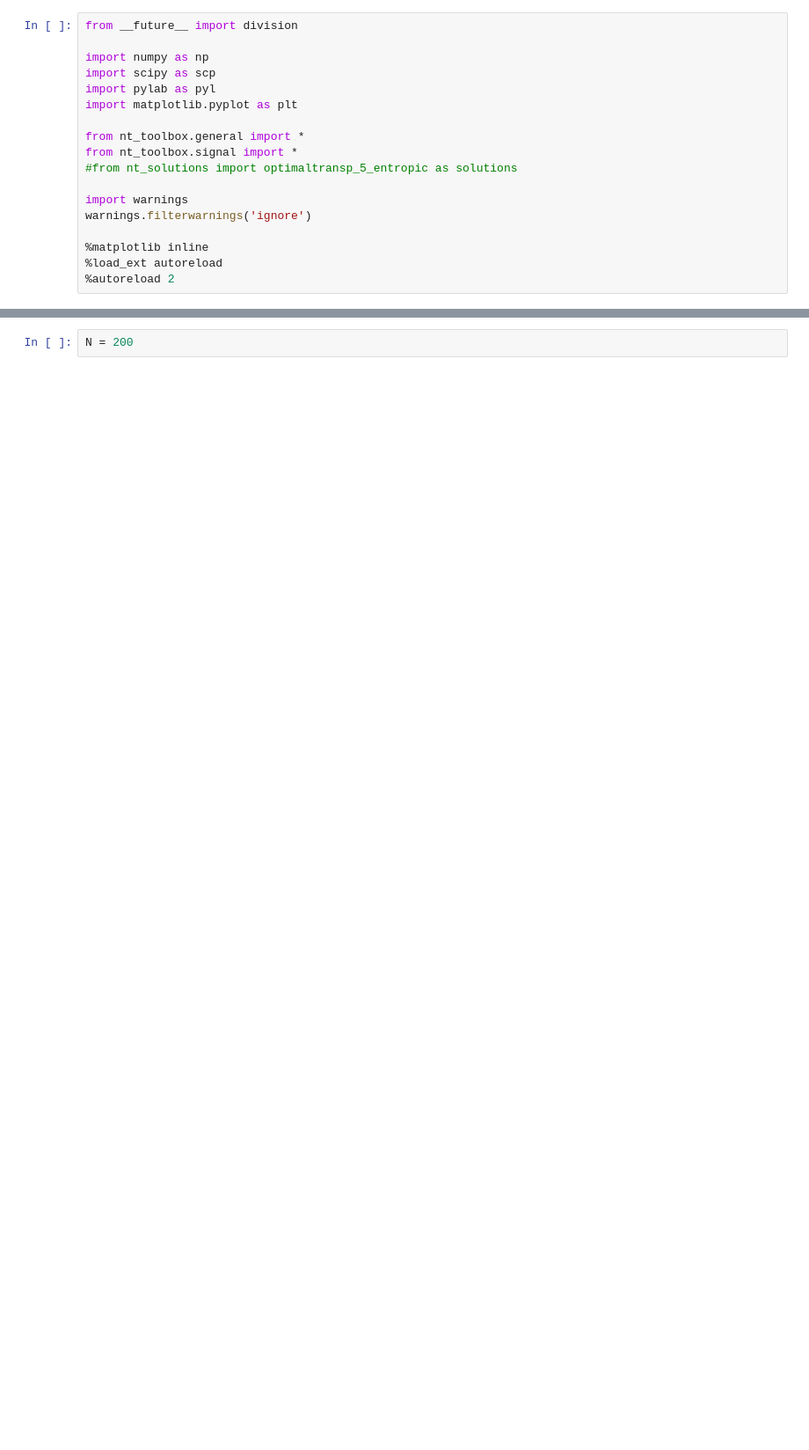
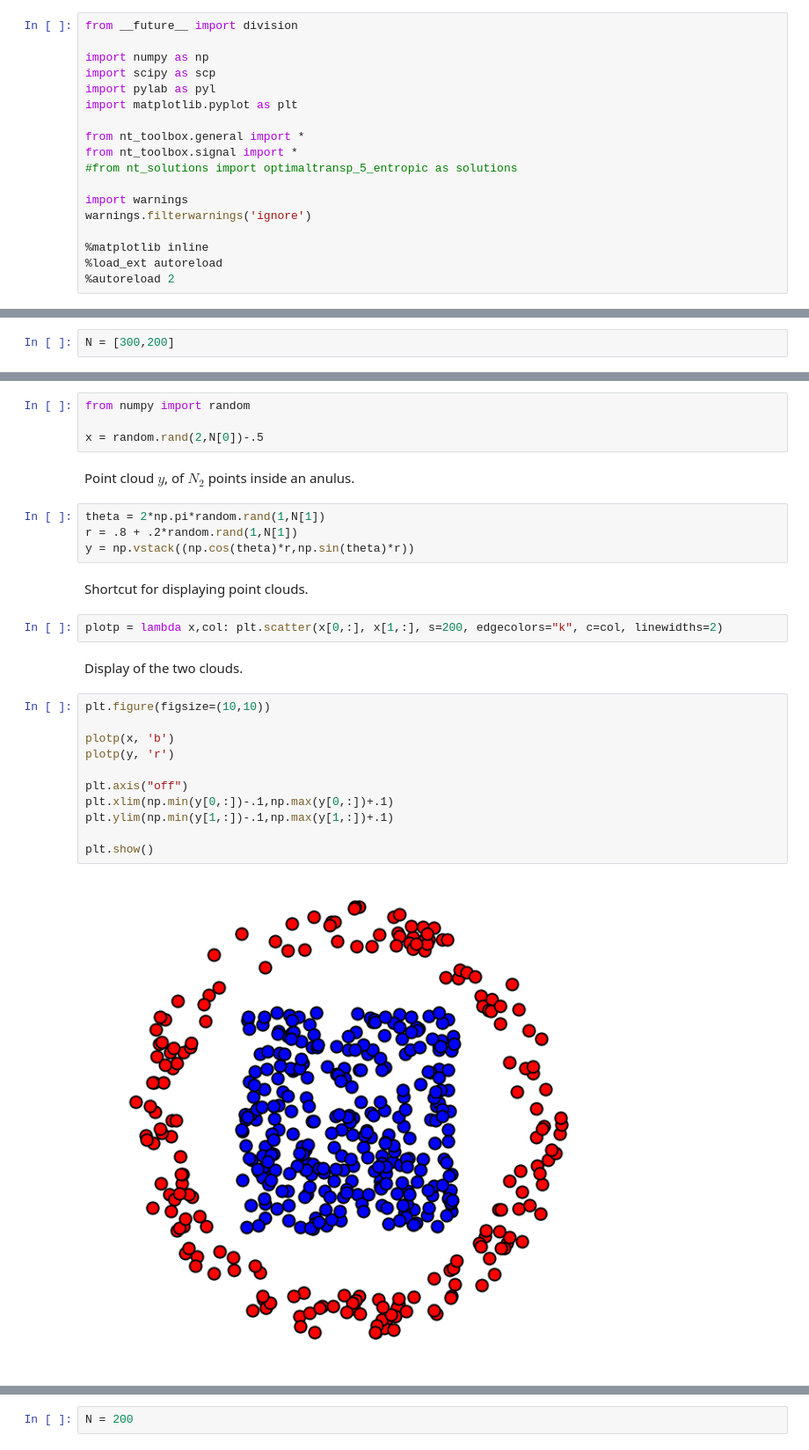
Before and after one commit to gpeyre/numerical-tours, a Jupyter notebook: python/optimaltransp_5_entropic.ipynb, the cells around one changed output, grey strips where cells are left out. Shown at 88% size. Cells and saved outputs as stored; diff of their text form; blank space fills up the shorter version.

```diff
--- a/python/optimaltransp_5_entropic.ipynb
+++ b/python/optimaltransp_5_entropic.ipynb
@@ -162,0 +194,2 @@ Size $N$ of the histograms.
+# %%
+N = [300,200]
@@ -162,0 +202,29 @@ Size $N$ of the histograms.
+# %%
+from numpy import random
+
+x = random.rand(2,N[0])-.5
+# %% [markdown]
+Point cloud $y$, of $N_2$ points inside an anulus.
+# %%
+theta = 2*np.pi*random.rand(1,N[1])
+r = .8 + .2*random.rand(1,N[1])
+y = np.vstack((np.cos(theta)*r,np.sin(theta)*r))
+# %% [markdown]
+Shortcut for displaying point clouds.
+# %%
+plotp = lambda x,col: plt.scatter(x[0,:], x[1,:], s=200, edgecolors="k", c=col, linewidths=2)
+# %% [markdown]
+Display of the two clouds.
+# %%
+plt.figure(figsize=(10,10))
+
+plotp(x, 'b')
+plotp(y, 'r')
+
+plt.axis("off")
+plt.xlim(np.min(y[0,:])-.1,np.max(y[0,:])+.1)
+plt.ylim(np.min(y[1,:])-.1,np.max(y[1,:])+.1)
+
+plt.show()
+# %% [output]
+[figure, added]
```
Also changed, not shown: parts of 106 cells of this notebook.
